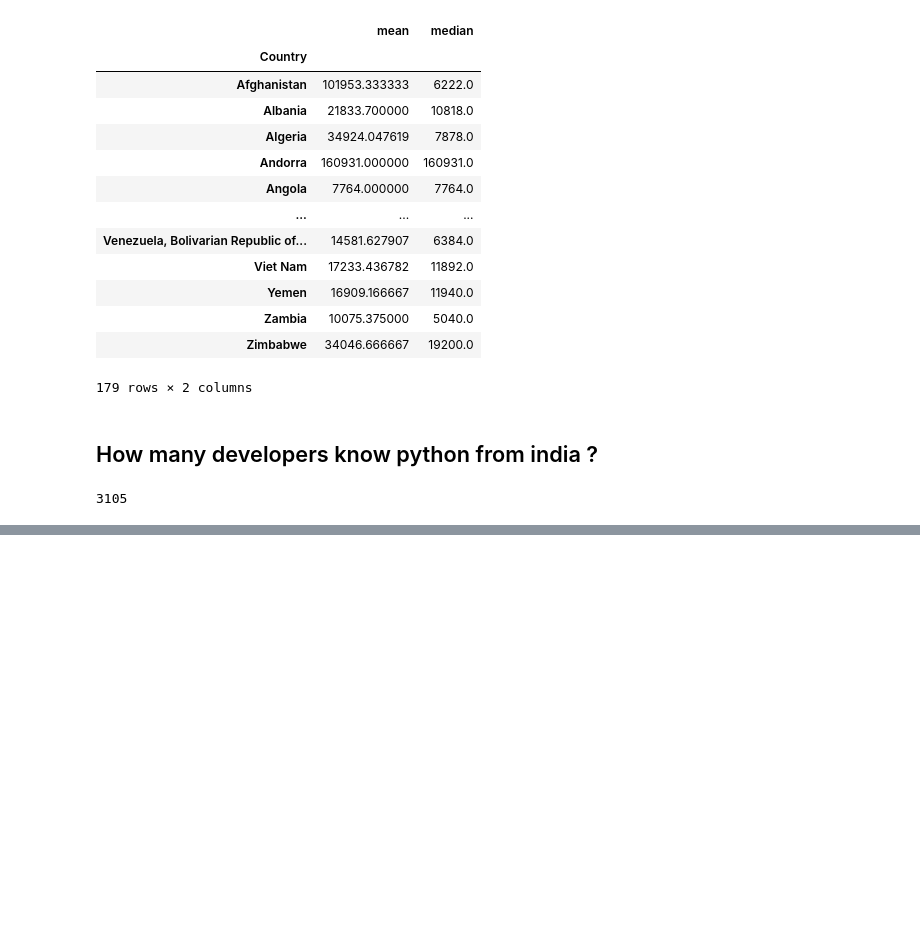
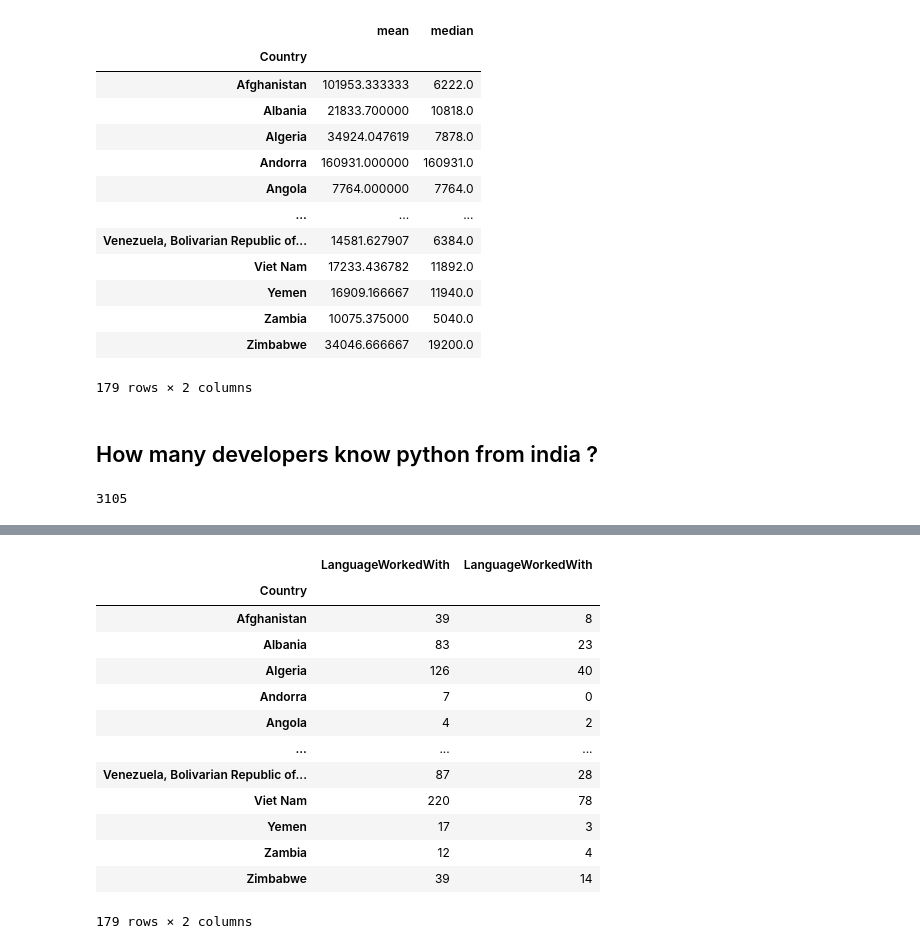
Before and after one commit to nishant-env/python_basics, a Jupyter notebook: Pandas/8_groupby_and_aggregation.ipynb, the cells around one changed output, grey strips where cells are left out. Cells and saved outputs as stored; diff of their text form; code cells hidden in the pictures; blank space fills up the shorter version.

```diff
--- a/Pandas/8_groupby_and_aggregation.ipynb
+++ b/Pandas/8_groupby_and_aggregation.ipynb
@@ -160,0 +182,3 @@ Name: LanguageWorkedWith, Length: 179, dtype: object
+# %%
+total_respondents = country_grp["LanguageWorkedWith"].count()
+total_respondents
@@ -160,0 +218,17 @@ Name: LanguageWorkedWith, Length: 179, dtype: object
+# %%
+df_comb
+# %% [output]
+|  | LanguageWorkedWith | LanguageWorkedWith |
+| Country |  |  |
+| Afghanistan | 39 | 8 |
+| Albania | 83 | 23 |
+| Algeria | 126 | 40 |
+| Andorra | 7 | 0 |
+| Angola | 4 | 2 |
+| ... | ... | ... |
+| Venezuela, Bolivarian Republic of... | 87 | 28 |
+| Viet Nam | 220 | 78 |
+| Yemen | 17 | 3 |
+| Zambia | 12 | 4 |
+| Zimbabwe | 39 | 14 |
+179 rows × 2 columns
```
Also changed, not shown: parts of 9 cells of this notebook.
